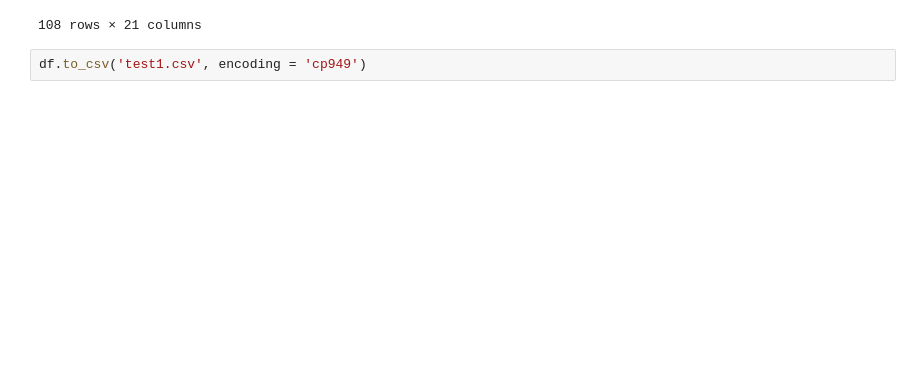
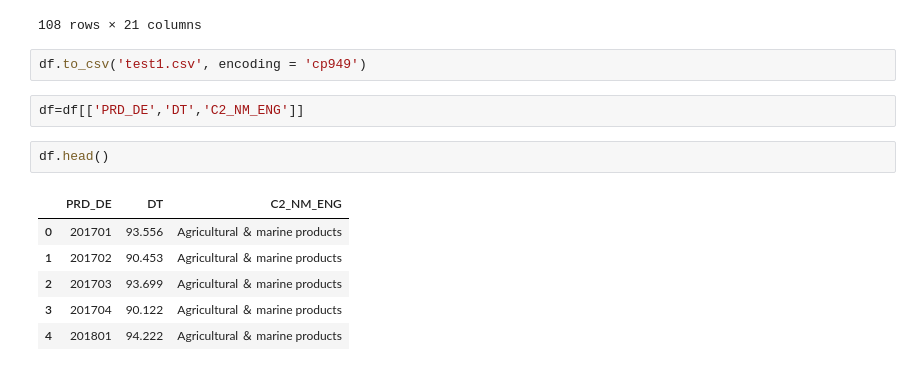
Before and after one commit to yoonseongan/statstat, a Jupyter notebook: openproject.ipynb, the cells around one changed output. Cells and saved outputs as stored; diff of their text form; blank space fills up the shorter version.

```diff
--- a/openproject.ipynb
+++ b/openproject.ipynb
@@ -53,3 +53,14 @@ df
 108 rows × 21 columns
 # %%
 df.to_csv('test1.csv', encoding = 'cp949')
+# %%
+df=df[['PRD_DE','DT','C2_NM_ENG']]
+# %%
+df.head()
+# %% [output]
+|  | PRD_DE | DT | C2_NM_ENG |
+| 0 | 201701 | 93.556 | Agricultural ＆ marine products |
+| 1 | 201702 | 90.453 | Agricultural ＆ marine products |
+| 2 | 201703 | 93.699 | Agricultural ＆ marine products |
+| 3 | 201704 | 90.122 | Agricultural ＆ marine products |
+| 4 | 201801 | 94.222 | Agricultural ＆ marine products |
```
Also changed, not shown: parts of 2 cells of this notebook, 1 other file.
